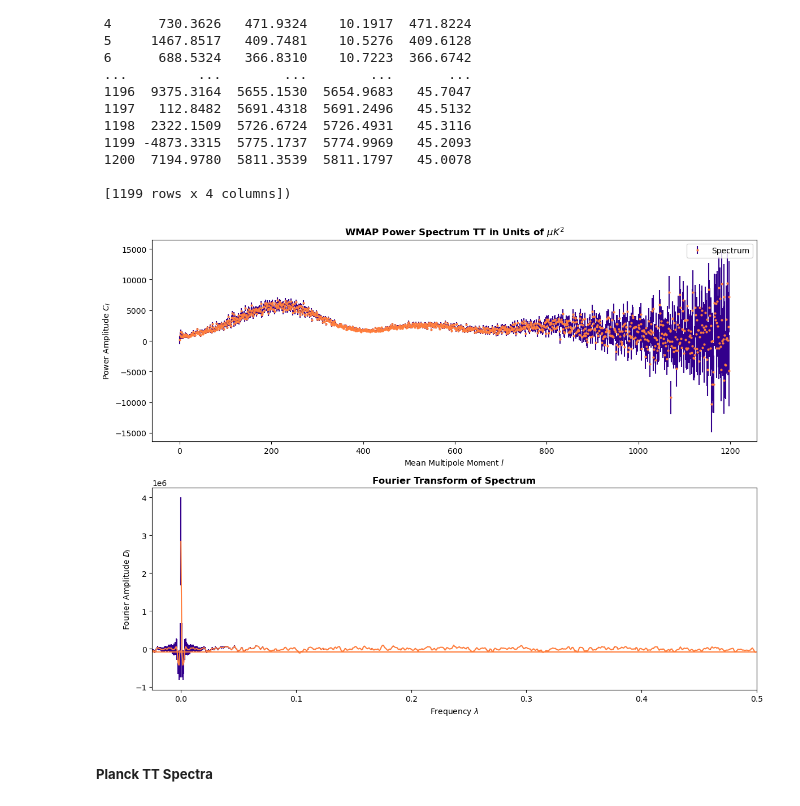
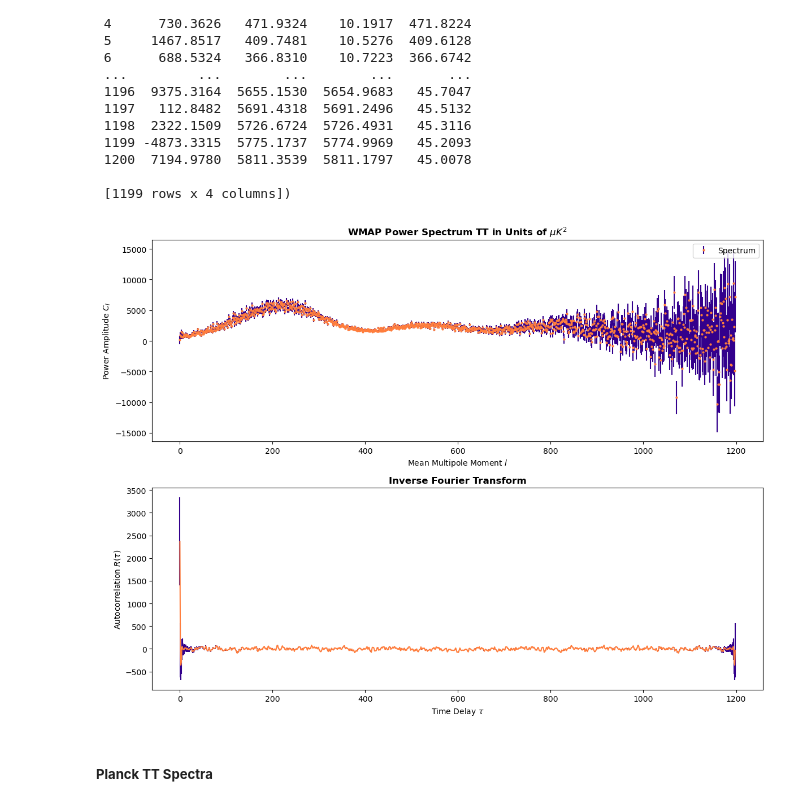
Before and after one commit to emmabacarra/cmbresearch, a Jupyter notebook: spectral plotting.ipynb, the cells around one changed output. Drawn from its saved outputs; the diff is of its cells as text; code cells hidden in the pictures.

```diff
--- a/spectral plotting.ipynb
+++ b/spectral plotting.ipynb
@@ -95,37 +133,38 @@ type(wmap_tt_data), wmap_tt_data
 # wmap_tt_num, len(wmap_tt_data[1]), bin_width, bins
 # %%
 # Plotting WMAP Data
+power1D = wmap_tt_data[1]
+p1Derror = wmap_tt_data[2]
+
 plt.figure(figsize=(12, 9))
 
 plt.subplot(2, 1, 1)
 plt.xlabel(r"Mean Multipole Moment $l$")
 plt.ylabel(r"Power Amplitude $C_{l}$")
 plt.title(r"WMAP Power Spectrum TT in Units of $\mu K^2$", weight = "bold")
 
-plt.errorbar(np.arange(len(wmap_tt_data[1])), wmap_tt_data[1], yerr=wmap_tt_data[2],
+plt.errorbar(np.arange(len(power1D)), power1D, yerr=p1Derror,
         label = "Spectrum",
         color = "#ff7e3d",
         ecolor = "#33008c", # colors in RGBA (hex), control alpha/transparency by adding 2 more digits (%tage)
         marker = "o",
         markersize = 2,
         linestyle = "None"); # use lambda as x-axis
 plt.legend(loc = 0)
 
-# fourier transform
+# autocorrelation - inverse fourier transform
 plt.subplot(2, 1, 2)
-power1D = wmap_tt_data[1]
-fourier = np.fft.fft(power1D)
-frequency = np.fft.fftfreq(len(power1D))
-fouerr = np.fft.fft(wmap_tt_data[2])
-plt.errorbar(frequency, fourier, label = "Fourier Transform", color = "#ff7e3d", yerr=abs(fouerr), ecolor = "#33008c")
-plt.xlim(-0.025, 0.5)
+
+signal = np.fft.ifft(power1D)
+sigerr = np.abs(np.fft.ifft(p1Derror))
+plt.errorbar(np.arange(len(signal)), signal.real, color = "#ff7e3d", yerr=sigerr.real, ecolor = "#33008c")
 # plt.ylim(-1e6, 1e6)
-plt.xlabel(r"Frequency $\lambda$")
-plt.ylabel(r"Fourier Amplitude $D_{l}$")
-plt.title(r"Fourier Transform of Spectrum", weight = "bold")
+plt.xlabel(r"Time Delay $\tau$")
+plt.ylabel(r"Autocorrelation $R(\tau)$")
+plt.title(r"Inverse Fourier Transform", weight = "bold")
 plt.tight_layout()
 # %% [output]
-[figure, old version]
+[figure, new version]
 # %% [markdown]
 ##### <b> Planck TT Spectra </b>
 # %%
```
Also changed, not shown: parts of 5 cells of this notebook, 6 other files.
